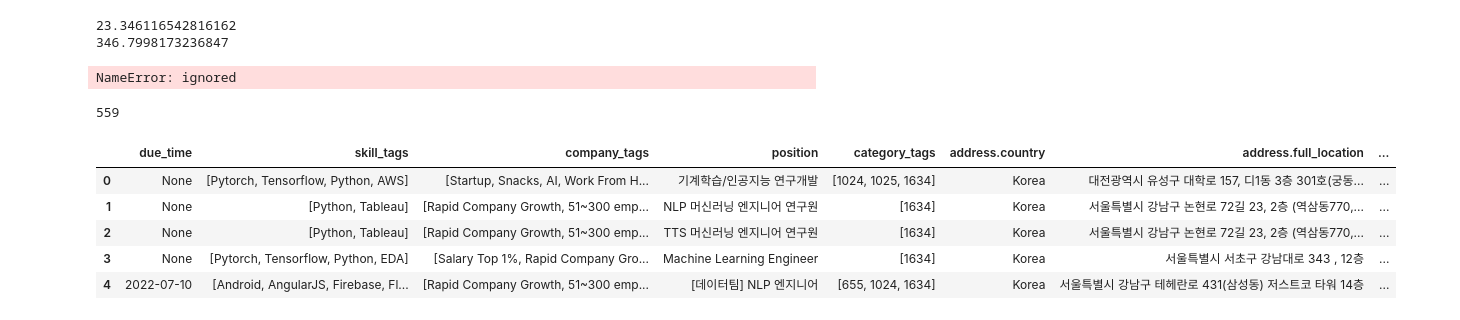
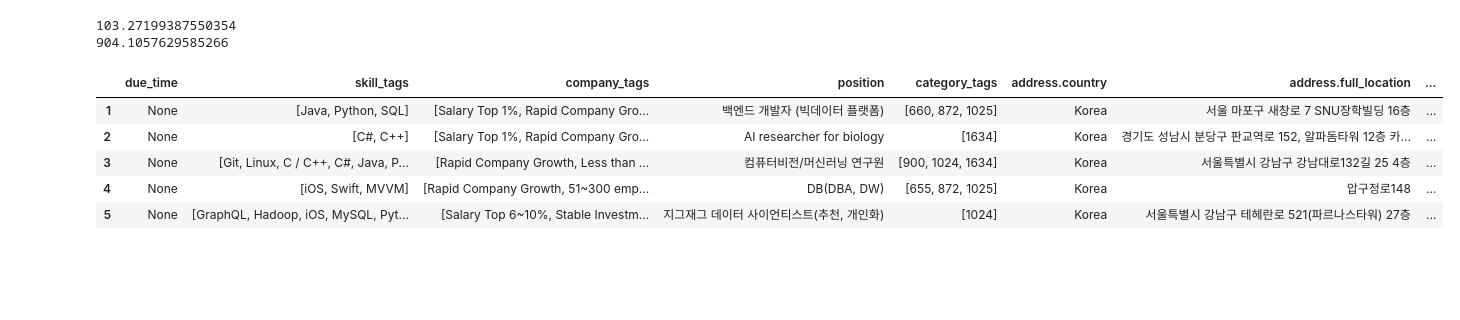
Before and after one commit to redish0317/cp1, a Jupyter notebook: cp1.ipynb, the cells around one changed output. Cells and saved outputs as stored; diff of their text form; code cells hidden in the pictures; blank space fills up the shorter version.

```diff
--- a/cp1.ipynb
+++ b/cp1.ipynb
@@ -102,13 +135,31 @@ def engineering(df):
 # %%
+#크롤링 실행 구문
+
+
 start = time.time()
-id_list = return_id_list()
+
+#조건직무에 맞는 id 크롤링
+tag_type_list = [1024, 1025, 10231, 1634, 655] # 데이터사이언티스트, 빅데이터엔지니어, DBA, 머신러닝엔지니어, 데이터엔지니어
+id_list = return_id_list(tag_type_list)
+
 end = time.time()
 print(end-start)
 
 start = time.time()
+
+#id별 게시물에 접근에서 data 크롤링
 df = crawl_job(id_list)
+
 end = time.time()
 print(end-start)
+
+df.head()
 # %% [output]
-23.346116542816162
-346.7998173236847
+103.27199387550354
+904.1057629585266
+|  | due_time | skill_tags | company_tags | position | category_tags | address.country | address.full_location | ... |
+| 1 | None | [Java, Python, SQL] | [Salary Top 1%, Rapid Company Gro... | 백엔드 개발자 (빅데이터 플랫폼) | [660, 872, 1025] | Korea | 서울 마포구 새창로 7 SNU장학빌딩 16층 | ... |
+| 2 | None | [C#, C++] | [Salary Top 1%, Rapid Company Gro... | AI researcher for biology | [1634] | Korea | 경기도 성남시 분당구 판교역로 152, 알파돔타워 12층 카... | ... |
+| 3 | None | [Git, Linux, C / C++, C#, Java, P... | [Rapid Company Growth, Less than ... | 컴퓨터비전/머신러닝 연구원 | [900, 1024, 1634] | Korea | 서울특별시 강남구 강남대로132길 25 4층 | ... |
+| 4 | None | [iOS, Swift, MVVM] | [Rapid Company Growth, 51~300 emp... | DB(DBA, DW) | [655, 872, 1025] | Korea | 압구정로148 | ... |
+| 5 | None | [GraphQL, Hadoop, iOS, MySQL, Pyt... | [Salary Top 6~10%, Stable Investm... | 지그재그 데이터 사이언티스트(추천, 개인화) | [1024] | Korea | 서울특별시 강남구 테헤란로 521(파르나스타워) 27층 | ... |
@@ -126,18 +166,2 @@ print(end-start)
-# %%
-len(id_list)
-# %% [output]
-NameError: ignored
-# %%
-len(a)
-# %% [output]
-559
 # %%
-df = engineering(df)
-df.head()
+df_engineering = engineering(df)
-# %% [output]
-|  | due_time | skill_tags | company_tags | position | category_tags | address.country | address.full_location | ... |
-| 0 | None | [Pytorch, Tensorflow, Python, AWS] | [Startup, Snacks, AI, Work From H... | 기계학습/인공지능 연구개발 | [1024, 1025, 1634] | Korea | 대전광역시 유성구 대학로 157, 디1동 3층 301호(궁동... | ... |
-| 1 | None | [Python, Tableau] | [Rapid Company Growth, 51~300 emp... | NLP 머신러닝 엔지니어 연구원 | [1634] | Korea | 서울특별시 강남구 논현로 72길 23, 2층 (역삼동770,... | ... |
-| 2 | None | [Python, Tableau] | [Rapid Company Growth, 51~300 emp... | TTS 머신러닝 엔지니어 연구원 | [1634] | Korea | 서울특별시 강남구 논현로 72길 23, 2층 (역삼동770,... | ... |
-| 3 | None | [Pytorch, Tensorflow, Python, EDA] | [Salary Top 1%, Rapid Company Gro... | Machine Learning Engineer | [1634] | Korea | 서울특별시 서초구 강남대로 343 , 12층 | ... |
-| 4 | 2022-07-10 | [Android, AngularJS, Firebase, Fl... | [Rapid Company Growth, 51~300 emp... | [데이터팀] NLP 엔지니어 | [655, 1024, 1634] | Korea | 서울특별시 강남구 테헤란로 431(삼성동) 저스트코 타워 14층 | ... |
```
Also changed, not shown: parts of 6 cells of this notebook.
